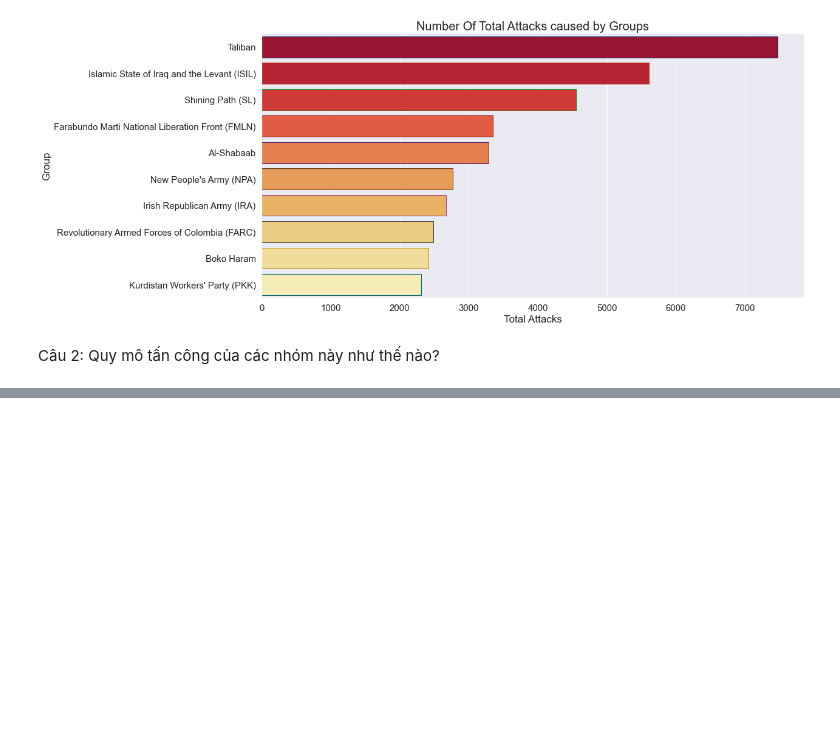
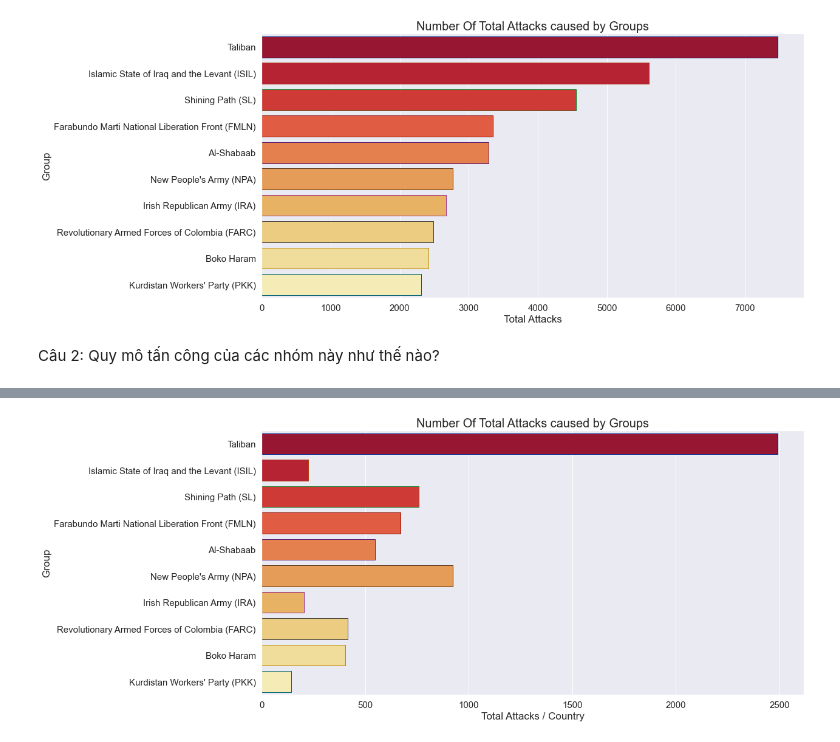
Before and after one commit to tuph-tech/LTKHDL-final, a Jupyter notebook: 1712861-PhanHuuTu.ipynb, the cells around one changed output, grey strips where cells are left out. Cells and saved outputs as stored; diff of their text form; code cells hidden in the pictures; blank space fills up the shorter version.

```diff
--- a/1712861-PhanHuuTu.ipynb
+++ b/1712861-PhanHuuTu.ipynb
@@ -401,3 +401,14 @@ plt.show()
 [figure]
 # %% [markdown]
 Câu 2: Quy mô tấn công của các nhóm này như thế nào?
+# %%
+# Số lượng quốc gia mỗi nhóm tấn công
+number_country_per_group = df.groupby('group')['country'].nunique().reset_index()
+number_country_per_group.columns = ['group', 'Number of countries']
+# Các quốc gia mỗi nhóm tấn công
+countries_per_group = df.groupby('group')['country'].unique()
+
+#Kết hợp dữ liệu lại
+temp_total = pd.merge(group_attacks, number_country_per_group, how='left', on='group')
+temp_total = pd.merge(temp_total, countries_per_group, how='left', on='group')
+temp_total.head(10)
@@ -403,0 +435,20 @@ Câu 2: Quy mô tấn công của các nhóm này như thế nào?
+# %%
+temp_total_top_10 = temp_total[:10]
+# vẽ biểu đồ top 10 các nhóm có quy mô trung bình cuộc tấn công mỗi quốc gia
+ax = sns.barplot(x=temp_total_top_10['Total Attacks']/temp_total_top_10['Number of countries'], y='group',
+                 data=temp_total_top_10,
+                 palette= 'YlOrRd_r',
+                 edgecolor=sns.color_palette('dark',25))
+
+# Thiết lập 1 số thuộc tính biểu đồ
+ax.set_xlabel('Total Attacks / Country', fontsize=17)
+ax.set_ylabel('Group', fontsize=17)
+
+plt.xticks(fontsize=15)
+plt.yticks(fontsize=15)
+
+plt.title('Number Of Total Attacks caused by Groups', fontsize=20)
+
+plt.show()
+# %% [output]
+[figure, added]
```
Also changed, not shown: parts of 2 cells of this notebook.
